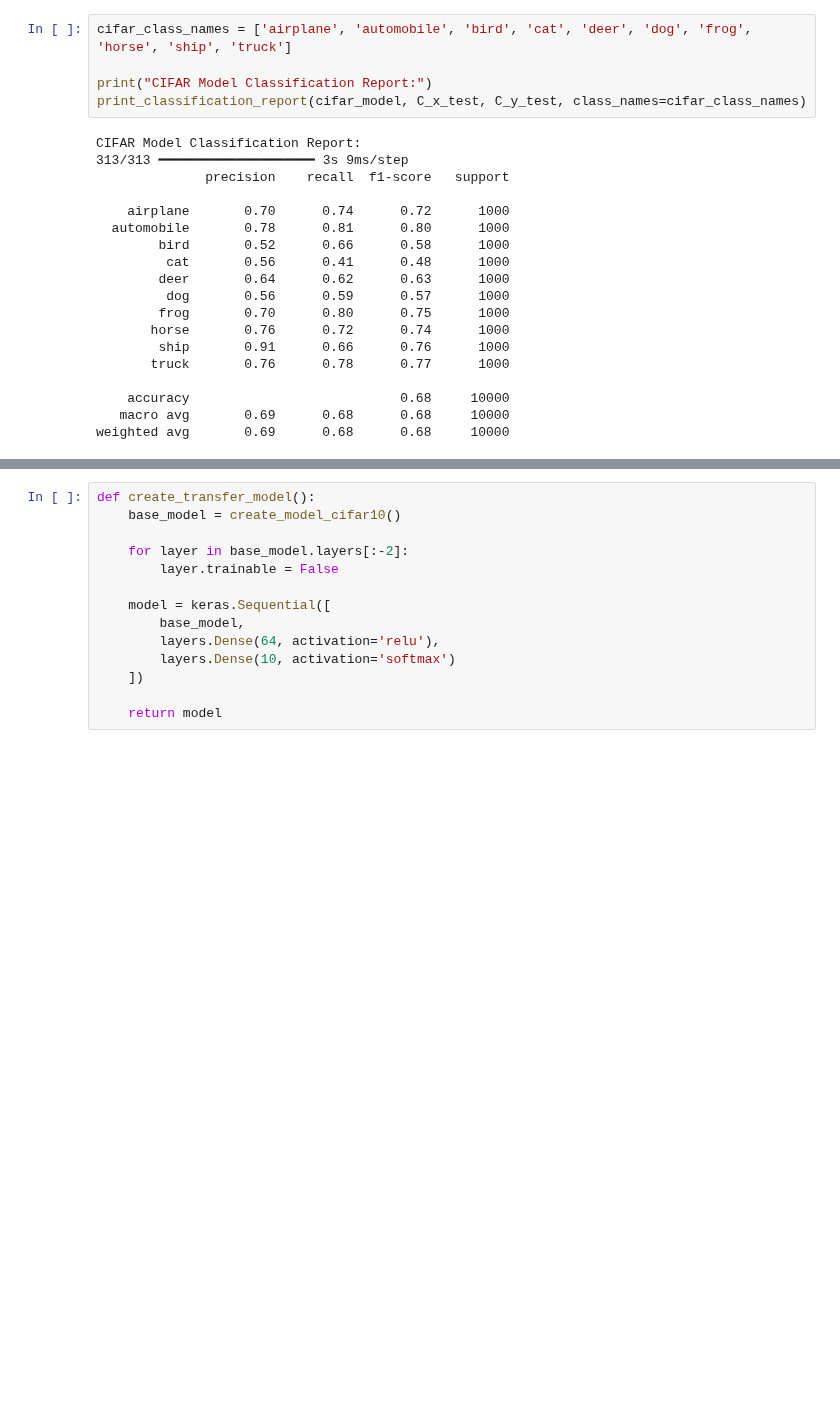
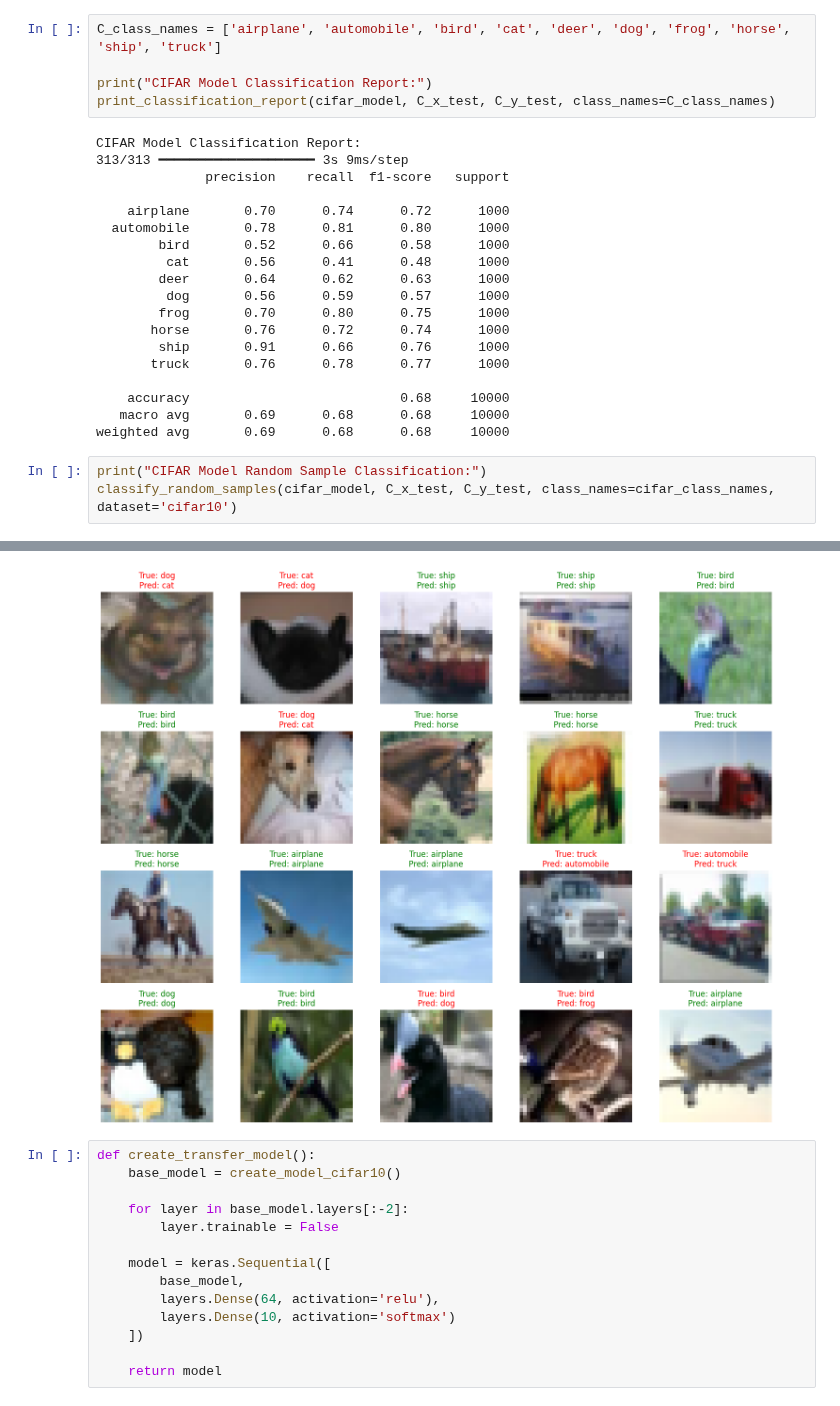
Before and after one commit to olesuv/homeworks-labs, a Jupyter notebook: deep-learning-tools/lab-4/lab-4.ipynb, the cells around one changed output, grey strips where cells are left out. Drawn from its saved outputs; the diff is of its cells as text; blank space fills up the shorter version.

```diff
--- a/deep-learning-tools/lab-4/lab-4.ipynb
+++ b/deep-learning-tools/lab-4/lab-4.ipynb
@@ -209,10 +216,10 @@ plot_learning_curve(cifar_hist, 'CIFAR Model')
 # %% [output]
 [figure]
 # %%
-cifar_class_names = ['airplane', 'automobile', 'bird', 'cat', 'deer', 'dog', 'frog', 'horse', 'ship', 'truck']
+C_class_names = ['airplane', 'automobile', 'bird', 'cat', 'deer', 'dog', 'frog', 'horse', 'ship', 'truck']
 
 print("CIFAR Model Classification Report:")
-print_classification_report(cifar_model, C_x_test, C_y_test, class_names=cifar_class_names)
+print_classification_report(cifar_model, C_x_test, C_y_test, class_names=C_class_names)
 # %% [output]
 CIFAR Model Classification Report:
 313/313 ━━━━━━━━━━━━━━━━━━━━ 3s 9ms/step
@@ -232,3 +239,7 @@ CIFAR Model Classification Report:
     accuracy                           0.68     10000
    macro avg       0.69      0.68      0.68     10000
 weighted avg       0.69      0.68      0.68     10000
+# %%
+print("CIFAR Model Random Sample Classification:")
+classify_random_samples(cifar_model, C_x_test, C_y_test, class_names=cifar_class_names, dataset='cifar10')
+# %% [output]
@@ -235,3 +248,4 @@ weighted avg       0.69      0.68      0.68     10000
+[figure, added]
 # %%
 def create_transfer_model():
     base_model = create_model_cifar10()
```
Also changed, not shown: parts of 3 cells of this notebook.
